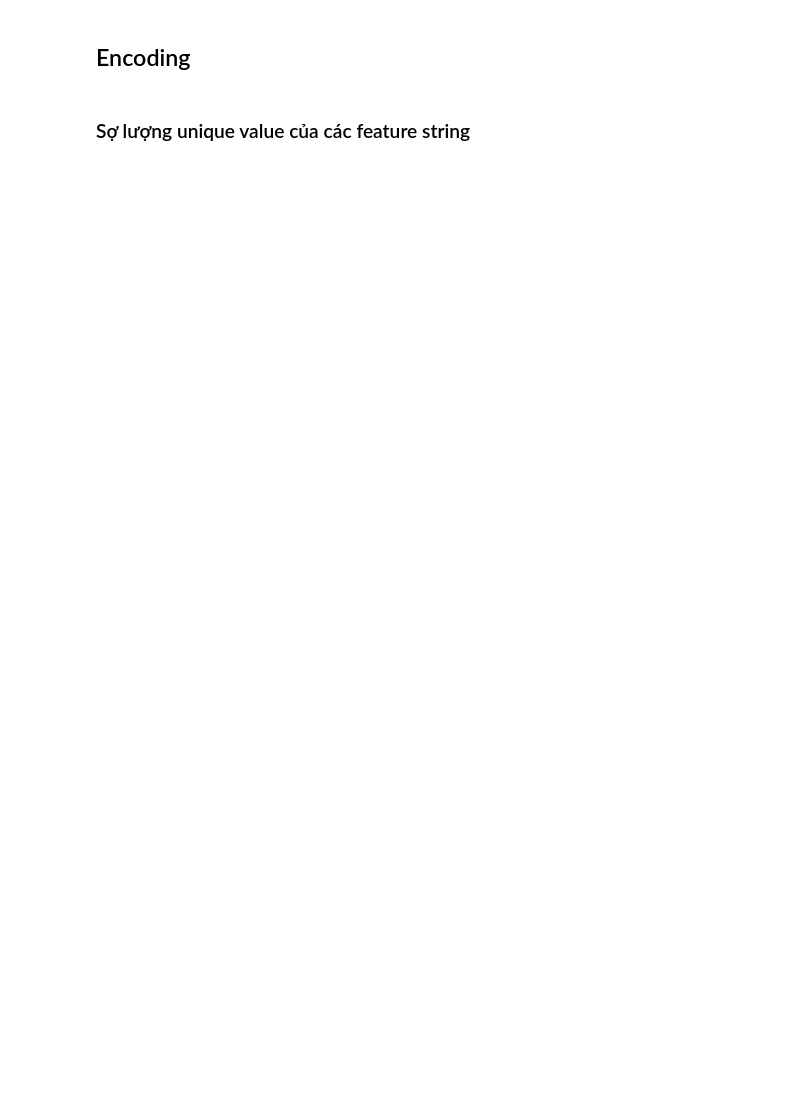
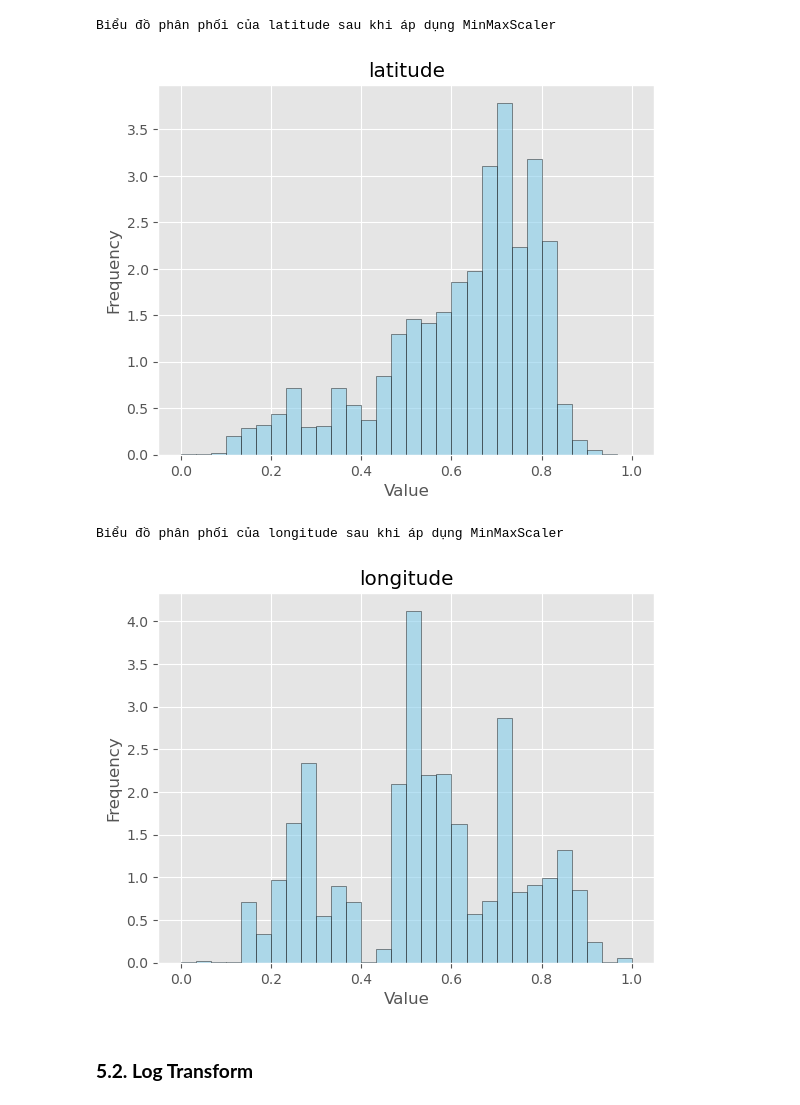
Before and after one commit to PhuocPhat1005/LAB01-DATAMINING, a Jupyter notebook: 02_tabular_preprocessing.ipynb, the cells around one changed output. Drawn from its saved outputs; the diff is of its cells as text; code cells hidden in the pictures; blank space fills up the shorter version.

```diff
--- a/02_tabular_preprocessing.ipynb
+++ b/02_tabular_preprocessing.ipynb
@@ -278,0 +602,7 @@ scale_data = {
+# %%
+def draw_distribution(data, title):
+    plt.hist(data, bins=30, density=True, alpha=0.6, color='skyblue', edgecolor='black')
+    plt.title(title)
+    plt.xlabel('Value')
+    plt.ylabel('Frequency')
+    plt.show()
@@ -291,4 +654,0 @@ for column in scale_data.keys():
-# %% [markdown]
-## Encoding
-# %% [markdown]
-### Sợ lượng unique value của các feature string
@@ -310,0 +655,11 @@ str_columns = [
+# %%
+for col in min_max_scaler:
+    print(f"Biểu đồ phân phối của {col} sau khi áp dụng MinMaxScaler")
+    draw_distribution(df[col], col)
+# %% [output]
+Biểu đồ phân phối của latitude sau khi áp dụng MinMaxScaler
+[figure, added]
+Biểu đồ phân phối của longitude sau khi áp dụng MinMaxScaler
+[figure, added]
+# %% [markdown]
+### **5.2. Log Transform** <a class = "anchor" id = "c363"></a>
```
Also changed, not shown: parts of 145 cells of this notebook, 1 other file.
